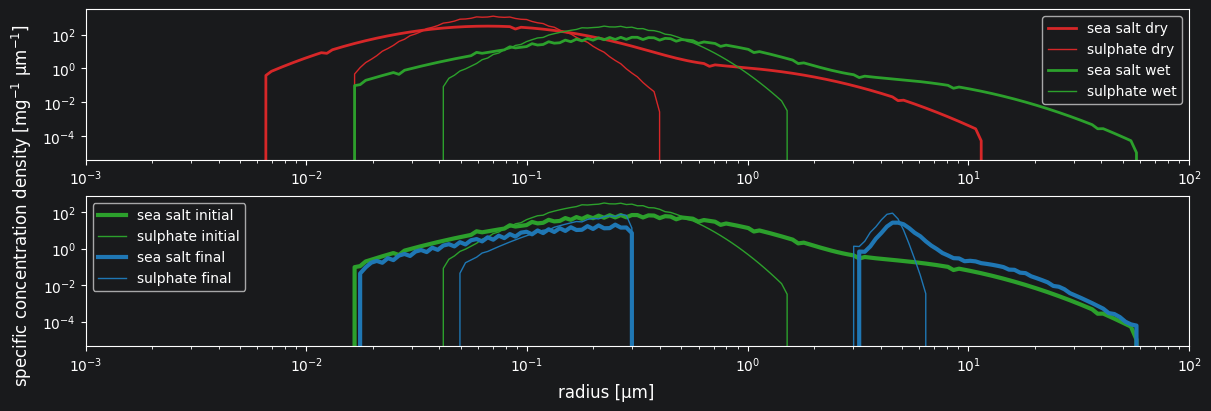
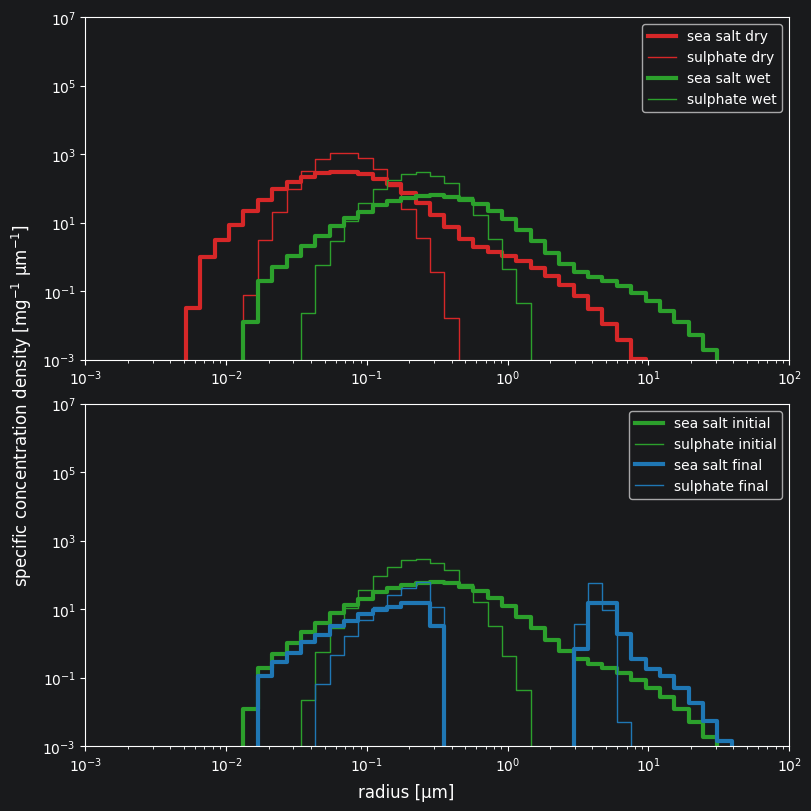
Code edit (unified diff) that turned the first committed figure into the second:
--- before
+++ after
@@ -2,40 +2,42 @@
 sulphate_mask = mode_id == 1
 
-bins = np.logspace(-3,2,200)
+bins = np.logspace(-3,2,50)*si.um
 
-def spec(radius_um, w, b):
-    hist, edges = np.histogram(radius_um, bins=b, weights=w)
-    return np.sqrt(edges[1:] * edges[:-1]), hist / np.diff(edges)
+def spec(radius, w, b):
+    hist, edges = np.histogram(radius, bins=b, weights=w, density=True)
+    return edges[:-1], hist * np.sum(w)
 
-r_dry_ss, y_dry_ss = spec(dry_radius_um[sea_salt_mask], weights[sea_salt_mask], bins)
-r_dry_su, y_dry_su = spec(dry_radius_um[sulphate_mask], weights[sulphate_mask], bins)
+r_dry_ss, y_dry_ss = spec(dry_radius[sea_salt_mask], weights[sea_salt_mask], bins)
+r_dry_su, y_dry_su = spec(dry_radius[sulphate_mask], weights[sulphate_mask], bins)
 
-r_wet0_ss, y_wet0_ss = spec(wet_radius_initial_um[sea_salt_mask], weights[sea_salt_mask], bins)
-r_wet0_su, y_wet0_su = spec(wet_radius_initial_um[sulphate_mask],weights[sulphate_mask], bins)
+r_wet0_ss, y_wet0_ss = spec(wet_radius_initial[sea_salt_mask], weights[sea_salt_mask], bins)
+r_wet0_su, y_wet0_su = spec(wet_radius_initial[sulphate_mask],weights[sulphate_mask], bins)
 
-r_wetf_ss, y_wetf_ss = spec(wet_radius_final_um[sea_salt_mask], weights[sea_salt_mask], bins)
-r_wetf_su, y_wetf_su = spec(wet_radius_final_um[sulphate_mask], weights[sulphate_mask], bins)
+r_wetf_ss, y_wetf_ss = spec(wet_radius_final[sea_salt_mask], weights[sea_salt_mask], bins)
+r_wetf_su, y_wetf_su = spec(wet_radius_final[sulphate_mask], weights[sulphate_mask], bins)
 
-fig, (ax1, ax2) = plt.subplots(2,1,figsize=(12,4), constrained_layout=True)
+fig, (ax1, ax2) = plt.subplots(2,1,figsize=(8,8), constrained_layout=True)
 
-ax1.plot(r_dry_ss, y_dry_ss, label="sea salt dry", color="tab:red", linewidth=2)
-ax1.plot(r_dry_su, y_dry_su, label="sulphate dry", color="tab:red", linewidth=1)
-ax1.plot(r_wet0_ss, y_wet0_ss, label="sea salt wet", color="tab:green", linewidth=2)
-ax1.plot(r_wet0_su, y_wet0_su, label="sulphate wet", color="tab:green", linewidth=1)
+ax1.step(in_unit(r_dry_ss, si.um), in_unit(y_dry_ss, 1/(si.mg*si.um)), label="sea salt dry", color="tab:red", linewidth=3, where="post")
+ax1.step(in_unit(r_dry_su, si.um), in_unit(y_dry_su, 1/(si.mg*si.um)), label="sulphate dry", color="tab:red", linewidth=1, where="post")
+ax1.step(in_unit(r_wet0_ss, si.um), in_unit(y_wet0_ss, 1/(si.mg*si.um)), label="sea salt wet", color="tab:green", linewidth=3, where="post")
+ax1.step(in_unit(r_wet0_su, si.um), in_unit(y_wet0_su, 1/(si.mg*si.um)), label="sulphate wet", color="tab:green", linewidth=1, where="post")
 
 ax1.set_xscale("log")
 ax1.set_yscale("log")
 ax1.set_xlim(1e-3, 1e2)
+ax1.set_ylim(1e-3, 1e7)
 
 ax1.legend()
 
-ax2.plot(r_wet0_ss, y_wet0_ss, label="sea salt initial", color="tab:green", linewidth=3)
-ax2.plot(r_wet0_su, y_wet0_su, label="sulphate initial", color="tab:green", linewidth=1)
-ax2.plot(r_wetf_ss, y_wetf_ss, label="sea salt final", color="tab:blue", linewidth=3)
-ax2.plot(r_wetf_su, y_wetf_su, label="sulphate final", color="tab:blue", linewidth=1)
+ax2.step(in_unit(r_wet0_ss, si.um), in_unit(y_wet0_ss, 1/(si.mg*si.um)), label="sea salt initial", color="tab:green", linewidth=3, where="post")
+ax2.step(in_unit(r_wet0_su, si.um), in_unit(y_wet0_su, 1/(si.mg*si.um)), label="sulphate initial", color="tab:green", linewidth=1, where="post")
+ax2.step(in_unit(r_wetf_ss, si.um), in_unit(y_wetf_ss, 1/(si.mg*si.um)), label="sea salt final", color="tab:blue", linewidth=3, where="post")
+ax2.step(in_unit(r_wetf_su, si.um), in_unit(y_wetf_su, 1/(si.mg*si.um)), label="sulphate final", color="tab:blue", linewidth=1, where="post")
 
 ax2.set_xscale("log")
 ax2.set_yscale("log")
 ax2.set_xlim(1e-3, 1e2)
+ax2.set_ylim(1e-3, 1e7)
 
 ax2.legend()

Commit: finished smoke tests for figure 1 and 2, repair of figure 1 range